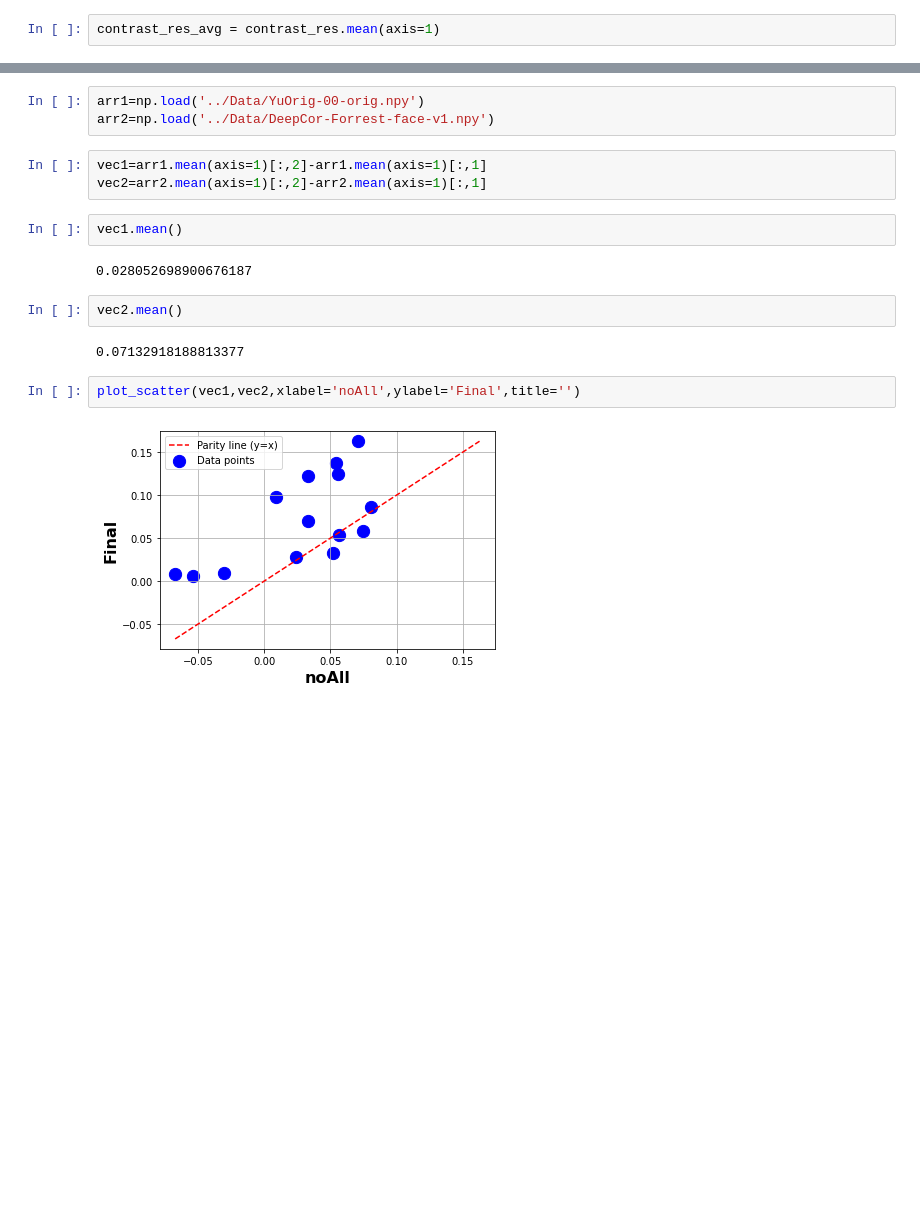
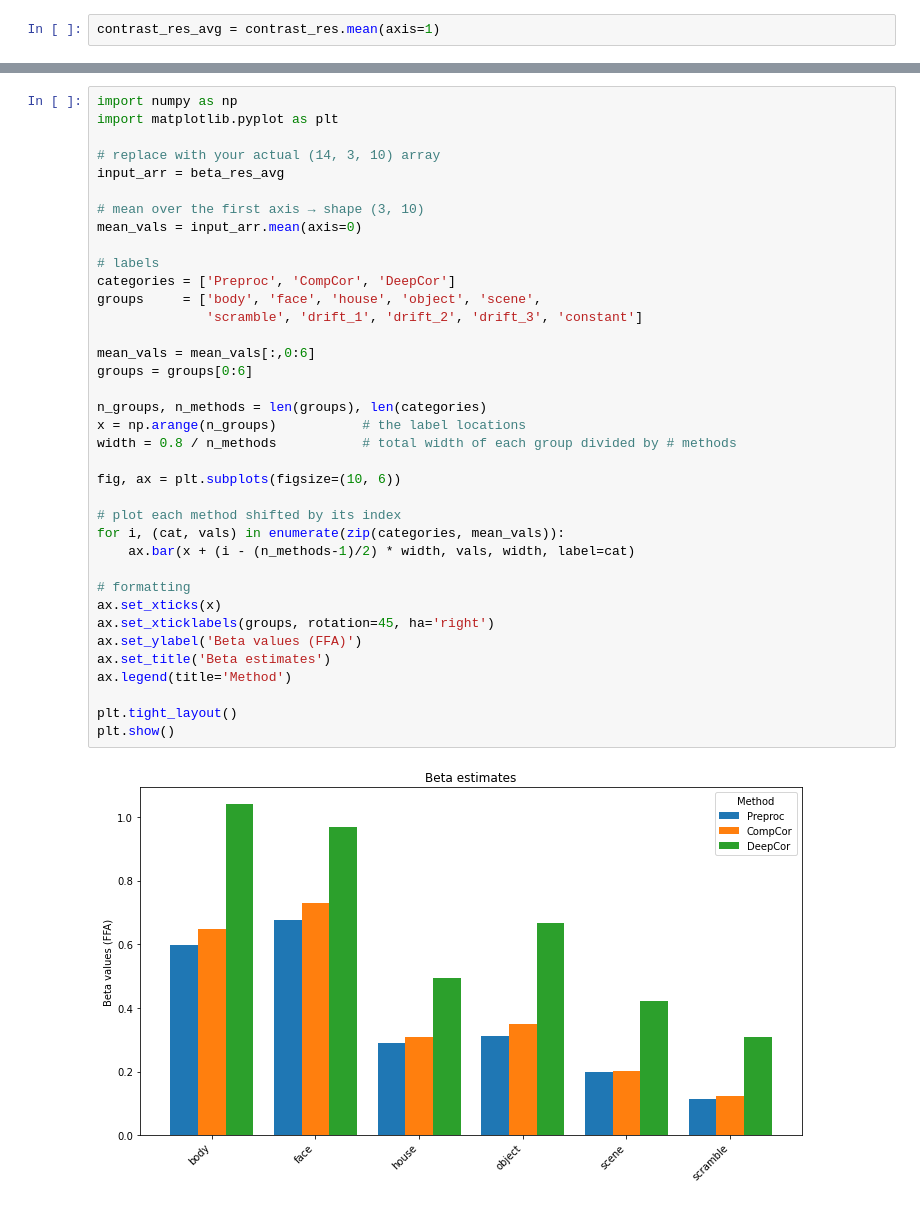
Before and after one commit to Aglinskas/BC-ABCD-denoise, a Jupyter notebook: Code/091-analyze-deepcor-forrest-02.ipynb, the cells around one changed output, grey strips where cells are left out. Cells and saved outputs as stored; diff of their text form; blank space fills up the shorter version.

```diff
--- a/Code/091-analyze-deepcor-forrest-02.ipynb
+++ b/Code/091-analyze-deepcor-forrest-02.ipynb
@@ -385,18 +394,39 @@ plt.bar(np.arange(nsubs),corr_res[:,3,2]-corr_res[:,3,1])
-# %%
-arr1=np.load('../Data/YuOrig-00-orig.npy')
-arr2=np.load('../Data/DeepCor-Forrest-face-v1.npy')
-# %%
-vec1=arr1.mean(axis=1)[:,2]-arr1.mean(axis=1)[:,1]
-vec2=arr2.mean(axis=1)[:,2]-arr2.mean(axis=1)[:,1]
-# %%
-vec1.mean()
-# %% [output]
-0.028052698900676187
-# %%
-vec2.mean()
-# %% [output]
-0.07132918188813377
-# %%
-plot_scatter(vec1,vec2,xlabel='noAll',ylabel='Final',title='')
-# %% [output]
-[figure, removed]
+# %%
+import numpy as np
+import matplotlib.pyplot as plt
+
+# replace with your actual (14, 3, 10) array
+input_arr = beta_res_avg
+
+# mean over the first axis → shape (3, 10)
+mean_vals = input_arr.mean(axis=0)
+
+# labels
+categories = ['Preproc', 'CompCor', 'DeepCor']
+groups     = ['body', 'face', 'house', 'object', 'scene',
+              'scramble', 'drift_1', 'drift_2', 'drift_3', 'constant']
+
+mean_vals = mean_vals[:,0:6]
+groups = groups[0:6]
+
+n_groups, n_methods = len(groups), len(categories)
+x = np.arange(n_groups)           # the label locations
+width = 0.8 / n_methods           # total width of each group divided by # methods
+
+fig, ax = plt.subplots(figsize=(10, 6))
+
+# plot each method shifted by its index
+for i, (cat, vals) in enumerate(zip(categories, mean_vals)):
+    ax.bar(x + (i - (n_methods-1)/2) * width, vals, width, label=cat)
+
+# formatting
+ax.set_xticks(x)
+ax.set_xticklabels(groups, rotation=45, ha='right')
+ax.set_ylabel('Beta values (FFA)')
+ax.set_title('Beta estimates')
+ax.legend(title='Method')
+
+plt.tight_layout()
+plt.show()
+# %% [output]
+[figure, added]
```
Also changed, not shown: parts of 32 cells of this notebook, 6 other files.
